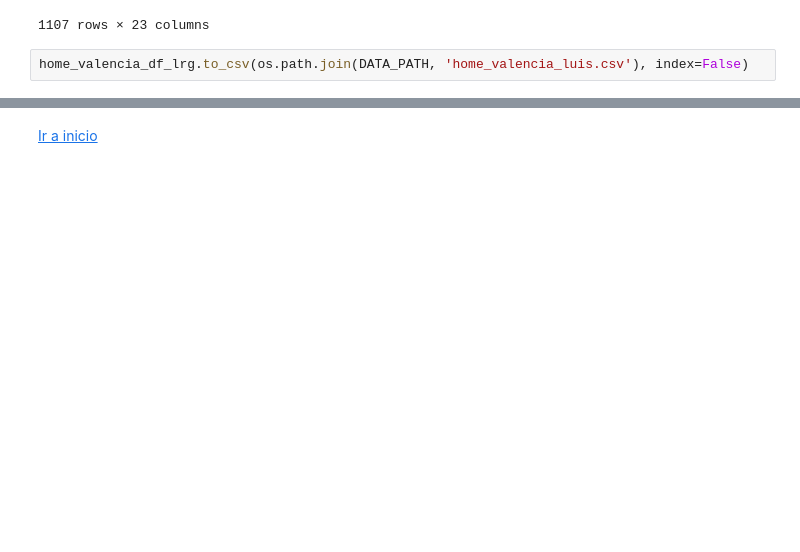
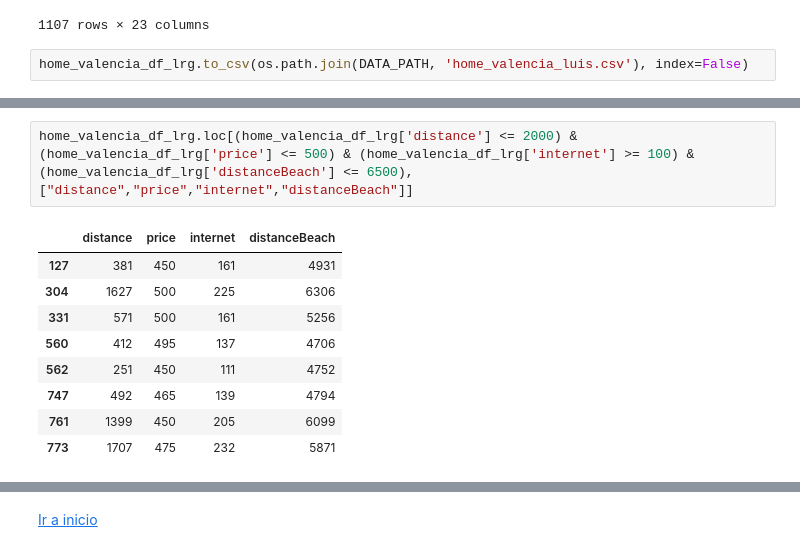
Before and after one commit to Nomadas-Digitales/nomadas-data, a Jupyter notebook: src/EnriquecerDatasets-Luis.ipynb, the cells around one changed output, grey strips where cells are left out. Saved outputs shown, nothing was run; the diff lists cells and outputs as text; blank space fills up the shorter version.

```diff
--- a/src/EnriquecerDatasets-Luis.ipynb
+++ b/src/EnriquecerDatasets-Luis.ipynb
@@ -398,0 +430,12 @@ home_valencia_df_lrg.to_csv(os.path.join(DATA_PATH, 'home_valencia_luis.csv'), i
+# %%
+home_valencia_df_lrg.loc[(home_valencia_df_lrg['distance'] <= 2000) & (home_valencia_df_lrg['price'] <= 500) & (home_valencia_df_lrg['internet'] >= 100) & (home_valencia_df_lrg['distanceBeach'] <= 6500),["distance","price","internet","distanceBeach"]]
+# %% [output]
+|  | distance | price | internet | distanceBeach |
+| 127 | 381 | 450 | 161 | 4931 |
+| 304 | 1627 | 500 | 225 | 6306 |
+| 331 | 571 | 500 | 161 | 5256 |
+| 560 | 412 | 495 | 137 | 4706 |
+| 562 | 251 | 450 | 111 | 4752 |
+| 747 | 492 | 465 | 139 | 4794 |
+| 761 | 1399 | 450 | 205 | 6099 |
+| 773 | 1707 | 475 | 232 | 5871 |
```
Also changed, not shown: parts of 8 cells of this notebook.
